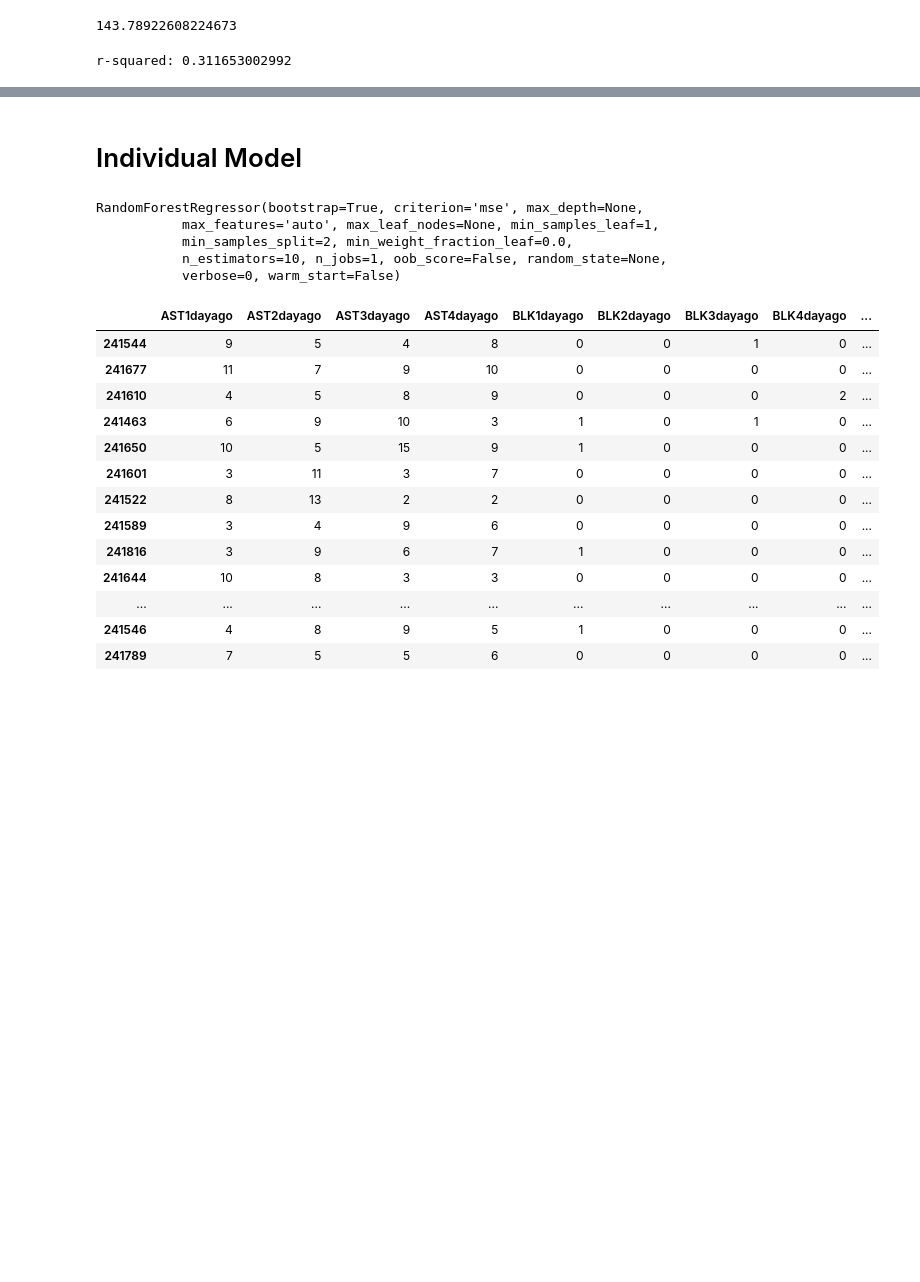
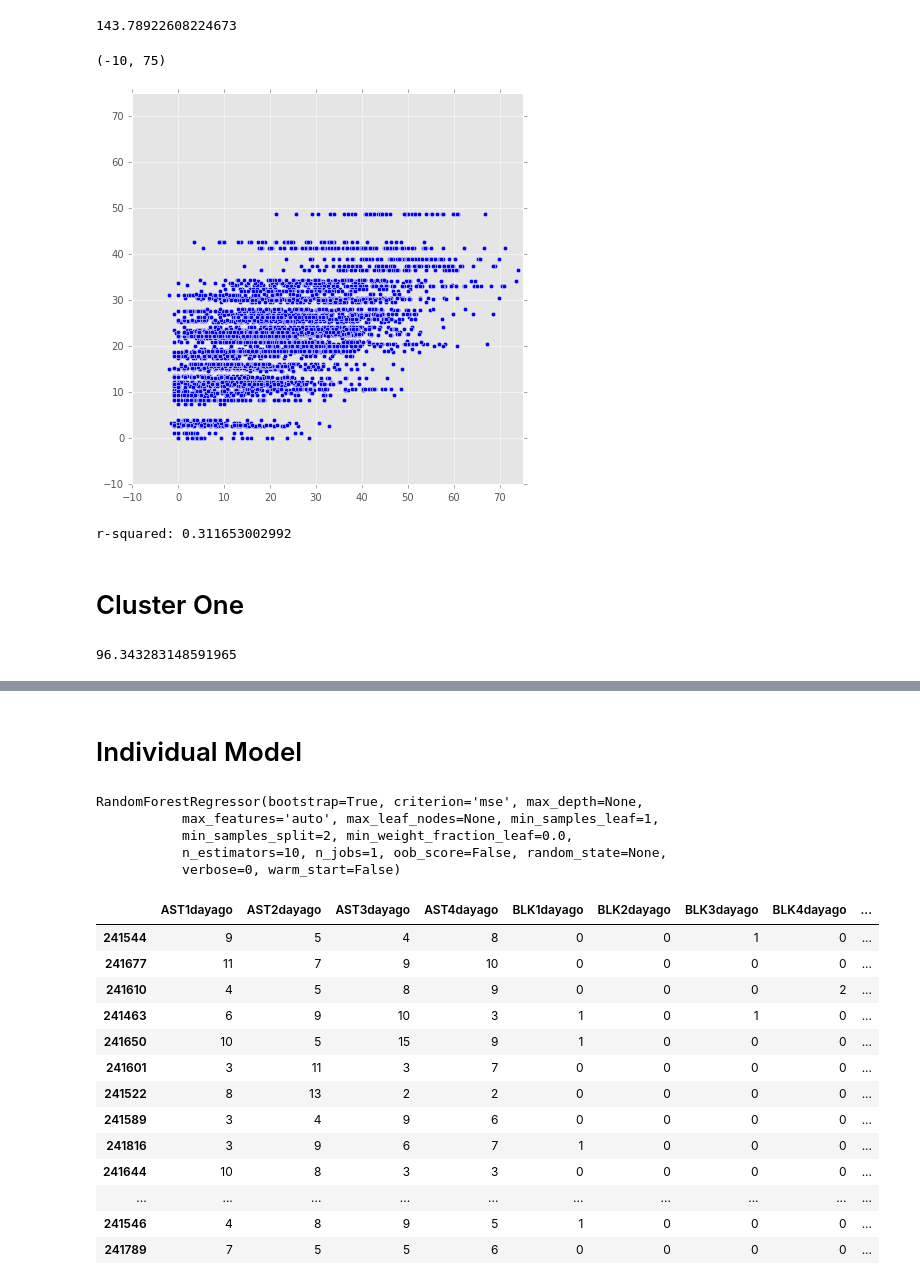
Before and after one commit to EricHPei/fantasy-score-predictor, a Jupyter notebook: score-predictor/src/Test.ipynb, the cells around one changed output, grey strips where cells are left out. Cells and saved outputs as stored; diff of their text form; code cells hidden in the pictures; blank space fills up the shorter version.

```diff
--- a/score-predictor/src/Test.ipynb
+++ b/score-predictor/src/Test.ipynb
@@ -542,5 +537,0 @@ datetime.date(2015, 11, 30)
-# %%
-afterone_x = one_x[one_x['Date'] > stop_average_date]
-afterone_y = one_y[one_y['Date'] > stop_average_date]
-beforeone_x = one_x[one_x['Date'] <= stop_average_date]
-beforeone_y = one_y[one_y['Date'] <= stop_average_date]
@@ -629,3 +537,0 @@ Name: SCR, dtype: float64
-# %%
-clusterone_score = 2*afterone_y['FG'] + afterone_y['3P'] + afterone_y['FT'] + 1.2*afterone_y['TRB'] + 1.5*afterone_y['AST']\
-                + 2*afterone_y['BLK'] + 2*afterone_y['STL'] - afterone_y['TOV']
@@ -701,9 +575,19 @@ r-squared: 0.527956359391
 mean_squared_error(clusterone_score, afterone_y['SCRavg'])
 # %% [output]
 143.78922608224673
+# %%
+plt.figure(figsize=(7,7))
+plt.scatter(clusterone_score, afterone_y['SCRavg'])
+plt.xlim(-10,75)
+plt.ylim(-10,75)
+# %% [output]
+(-10, 75)
+[figure, added]
 # %%
 slope, intercept, r_value, p_value, std_err = stats.linregress(clusterone_score, afterone_y['SCRavg'])
 # %%
 print "r-squared:", r_value**2
 # %% [output]
 r-squared: 0.311653002992
+# %% [markdown]
+# Cluster One
@@ -709,0 +601,4 @@ r-squared: 0.311653002992
+# %%
+mean_squared_error(true_y_score, cluster1predictions['SCR'])
+# %% [output]
+96.343283148591965
```
Also changed, not shown: parts of 49 cells of this notebook, 2 other files.
